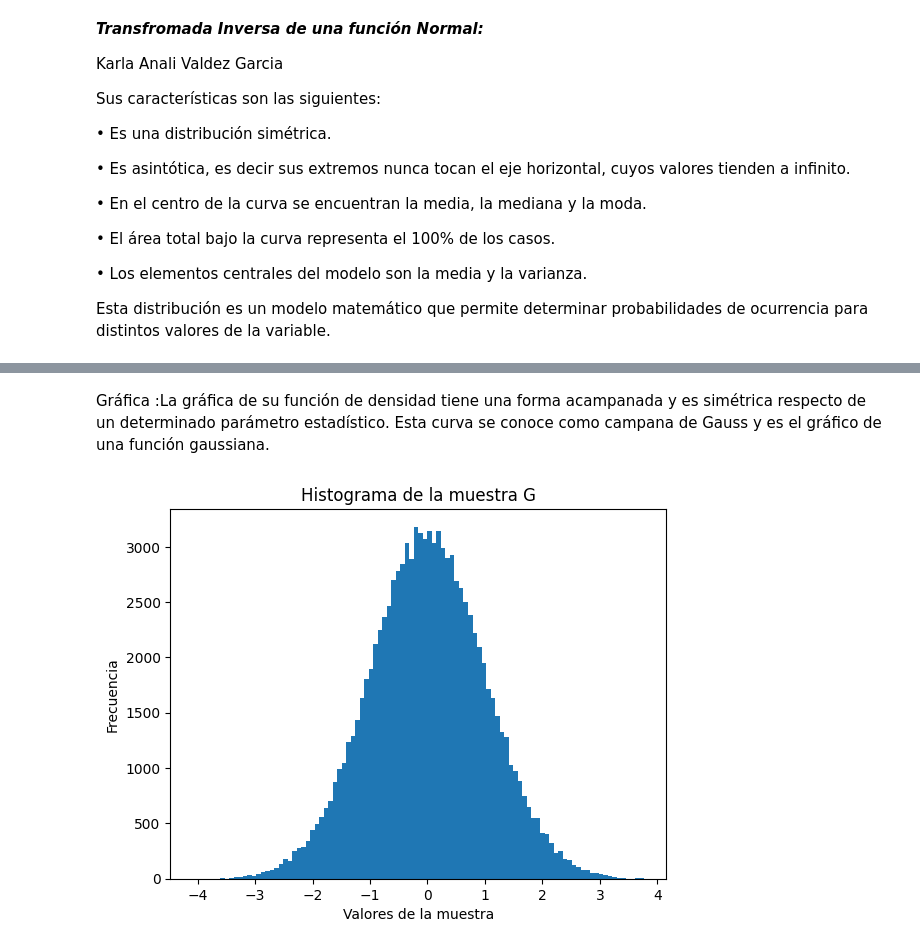
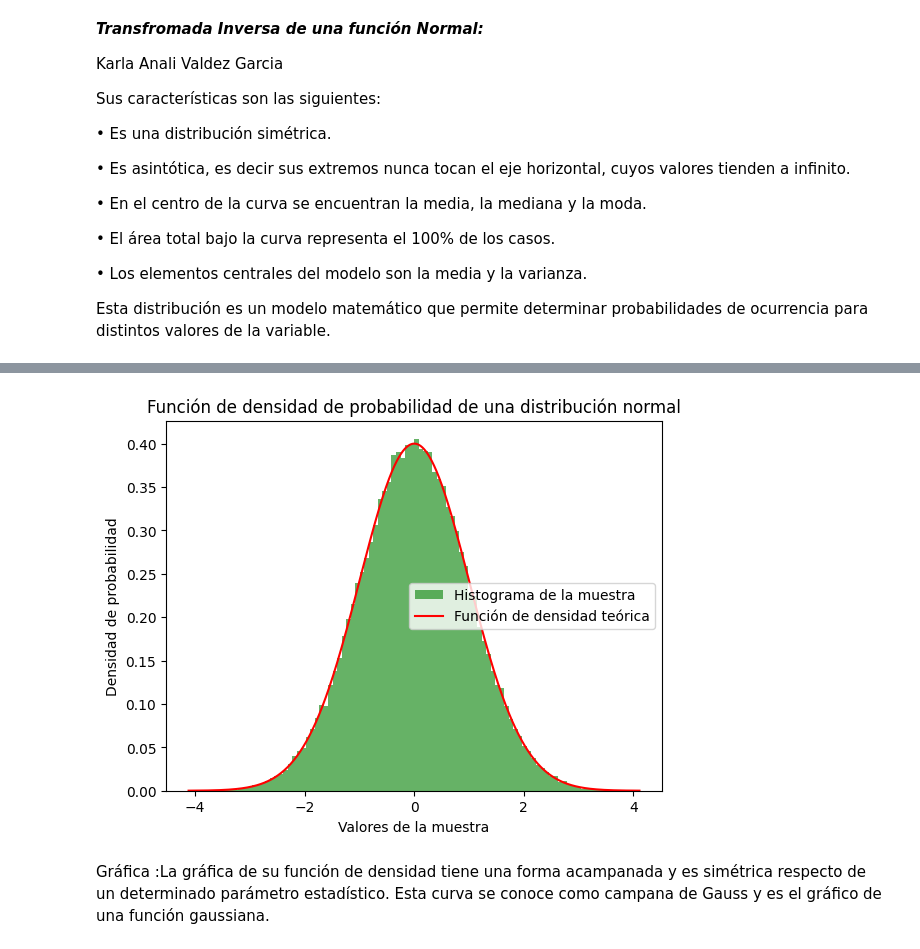
Before and after one commit to Anali24/SIMULACION-I, a Jupyter notebook: Normal_SI.ipynb, the cells around one changed output, grey strips where cells are left out. Saved outputs shown, nothing was run; the diff lists cells and outputs as text; code cells hidden in the pictures.

```diff
--- a/Normal_SI.ipynb
+++ b/Normal_SI.ipynb
@@ -60,18 +60,32 @@ print(varianza)
+# %%
+# Crear un histograma de la muestra con densidad (normalizado)
+plt.hist(G, bins=100, density=True, alpha=0.6, color='g', label='Histograma de la muestra')
+
+# Generar puntos x para la función de densidad
+x_vals = np.linspace(min(G), max(G), 1000)
+
+# Calcular la función de densidad de probabilidad (FDP) teórica de la muestra generada
+def normal_pdf(x, mu, sigma):
+    return (1 / (sigma * np.sqrt(2 * np.pi))) * np.exp(-0.5 * ((x - mu) / sigma) ** 2)
+
+# Calcular los valores de la función de densidad para los puntos x
+y_vals = normal_pdf(x_vals, media, np.sqrt(varianza))
+
+# Graficar la función de densidad teórica
+plt.plot(x_vals, y_vals, 'r', label='Función de densidad teórica')
+
+# Añadir etiquetas y título
+plt.xlabel('Valores de la muestra')
+plt.ylabel('Densidad de probabilidad')
+plt.title('Función de densidad de probabilidad de una distribución normal')
+plt.legend()
+
+# Mostrar el gráfico
+plt.show()
+# %% [output]
+[figure, added]
 # %% [markdown]
 Gráfica :La gráfica de su función de densidad tiene una forma acampanada y es simétrica respecto de un determinado parámetro estadístico. Esta curva se conoce como campana de Gauss y es el gráfico de una función gaussiana.
-# %%
-# Creamos un histograma de los datos en G con 100 contenedores (bins)
-plt.hist(G, bins=100)
-
-# Añadimos etiquetas y título al gráfico
-plt.xlabel('Valores de la muestra')
-plt.ylabel('Frecuencia')
-plt.title('Histograma de la muestra G')
-
-# Mostramos el gráfico
-plt.show()
-# %% [output]
-[figure, removed]
 # %%
 # Creamos un gráfico de línea con los valores de la muestra G
 plt.plot(G)
```
Also changed, not shown: parts of 4 cells of this notebook.
